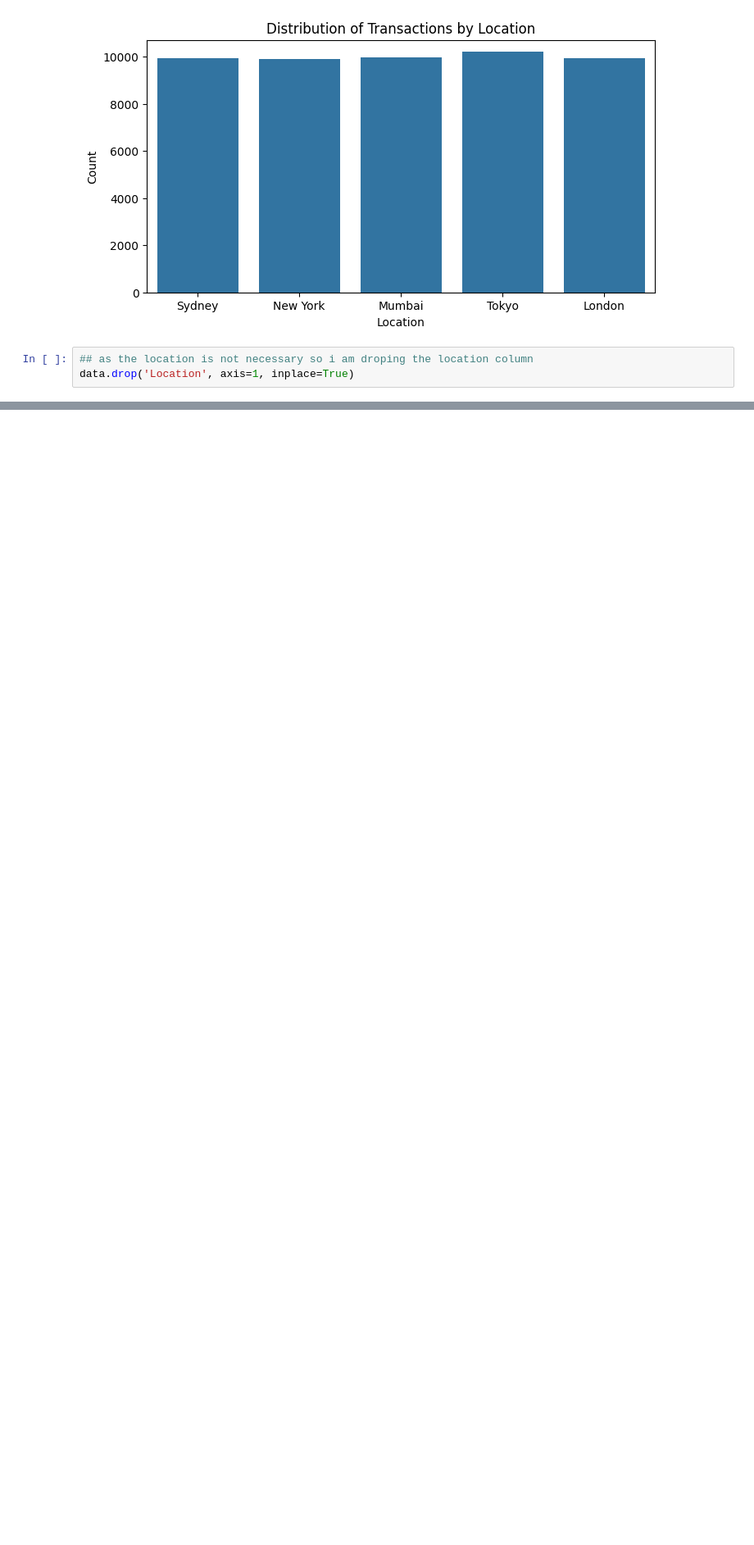
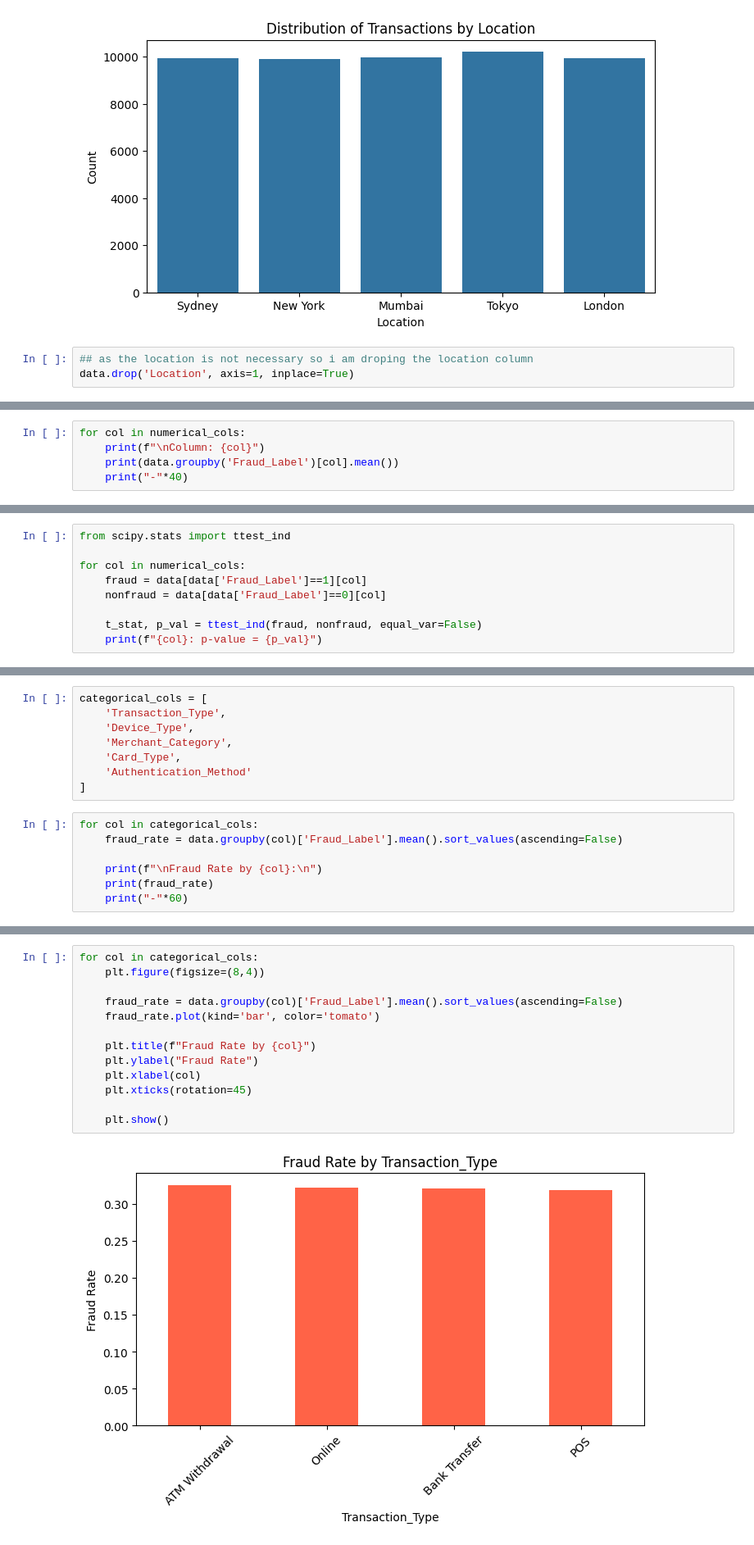
Before and after one commit to hebasur2001/test1, a Jupyter notebook: ml1/fraud detection/traing_model.ipynb, the cells around one changed output, grey strips where cells are left out. Shown at 82% size. Saved outputs shown, nothing was run; the diff lists cells and outputs as text; blank space fills up the shorter version.

```diff
--- a/ml1/fraud detection/traing_model.ipynb
+++ b/ml1/fraud detection/traing_model.ipynb
@@ -336,0 +547,5 @@ data.drop('Location', axis=1, inplace=True)
+# %%
+for col in numerical_cols:
+    print(f"\nColumn: {col}")
+    print(data.groupby('Fraud_Label')[col].mean())
+    print("-"*40)
@@ -336,0 +570,9 @@ data.drop('Location', axis=1, inplace=True)
+# %%
+from scipy.stats import ttest_ind
+
+for col in numerical_cols:
+    fraud = data[data['Fraud_Label']==1][col]
+    nonfraud = data[data['Fraud_Label']==0][col]
+
+    t_stat, p_val = ttest_ind(fraud, nonfraud, equal_var=False)
+    print(f"{col}: p-value = {p_val}")
@@ -336,0 +589,15 @@ data.drop('Location', axis=1, inplace=True)
+# %%
+categorical_cols = [
+    'Transaction_Type',
+    'Device_Type',
+    'Merchant_Category',
+    'Card_Type',
+    'Authentication_Method'
+]
+# %%
+for col in categorical_cols:
+    fraud_rate = data.groupby(col)['Fraud_Label'].mean().sort_values(ascending=False)
+
+    print(f"\nFraud Rate by {col}:\n")
+    print(fraud_rate)
+    print("-"*60)
@@ -336,0 +622,15 @@ data.drop('Location', axis=1, inplace=True)
+# %%
+for col in categorical_cols:
+    plt.figure(figsize=(8,4))
+
+    fraud_rate = data.groupby(col)['Fraud_Label'].mean().sort_values(ascending=False)
+    fraud_rate.plot(kind='bar', color='tomato')
+
+    plt.title(f"Fraud Rate by {col}")
+    plt.ylabel("Fraud Rate")
+    plt.xlabel(col)
+    plt.xticks(rotation=45)
+
+    plt.show()
+# %% [output]
+[figure, added]
```
Also changed, not shown: parts of 22 cells of this notebook, 3 other files.
